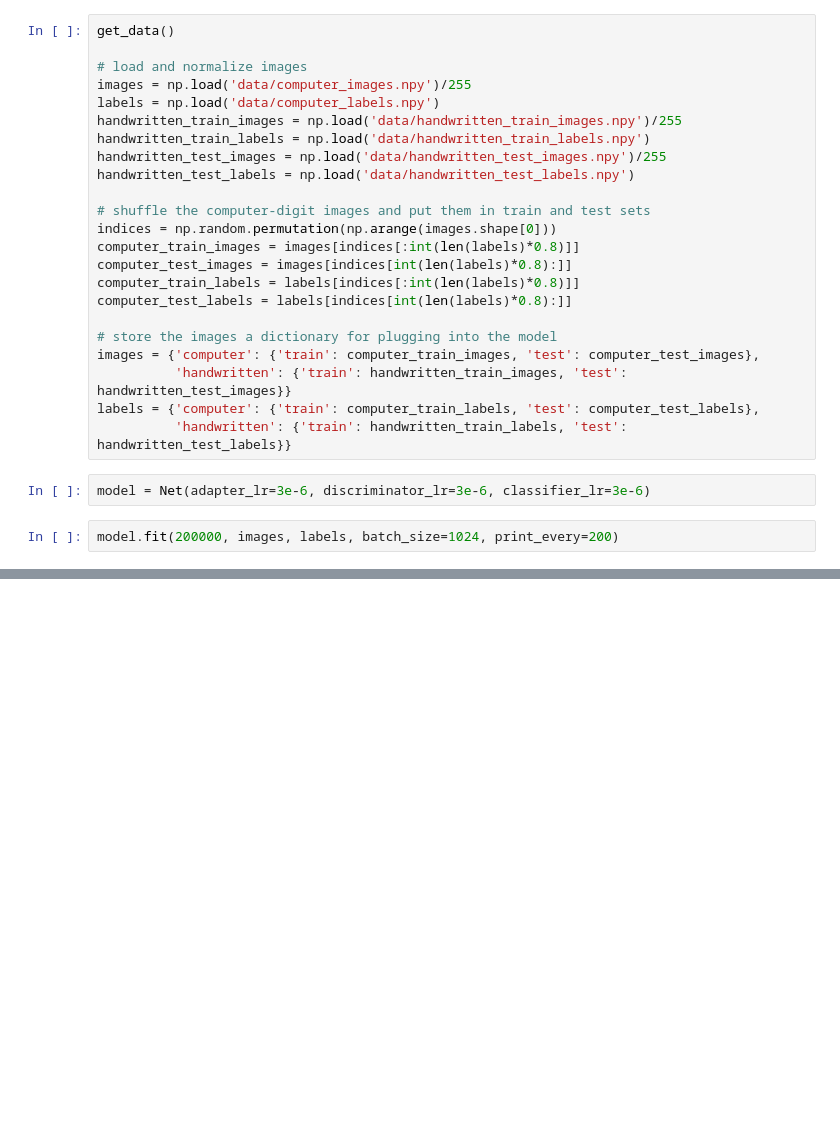
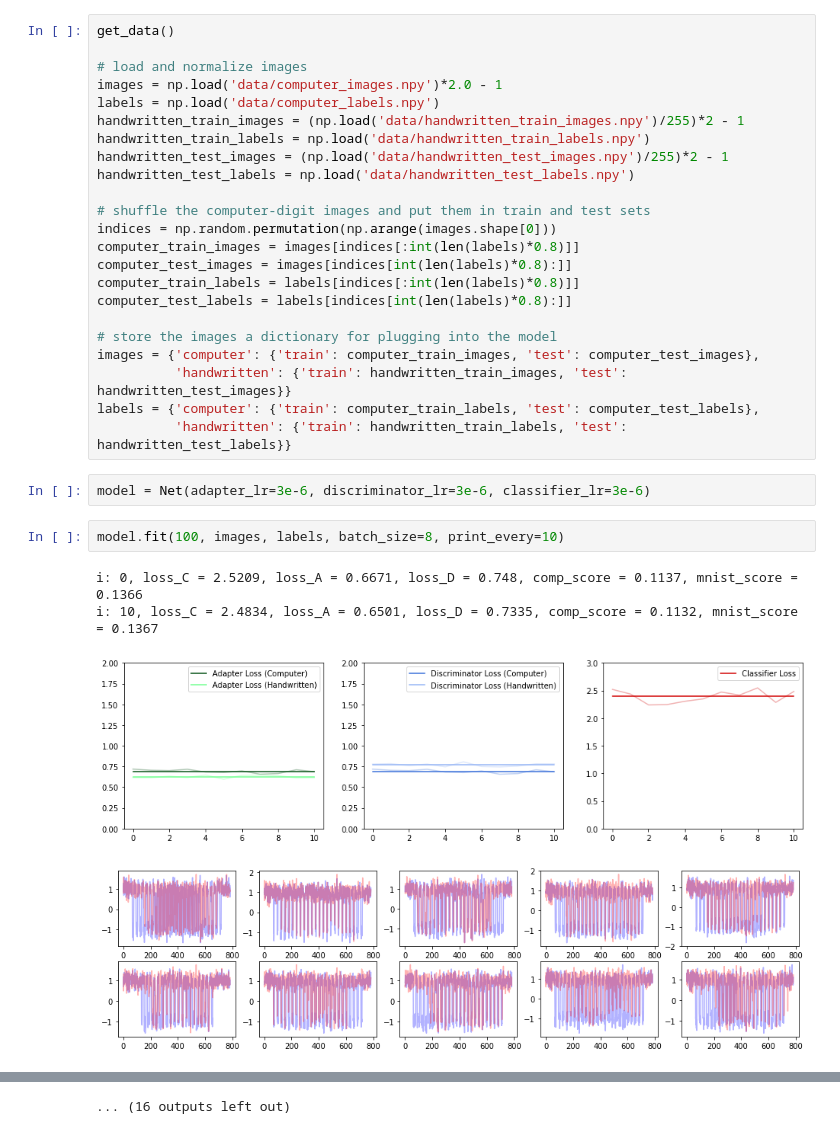
Before and after one commit to kevindonoghue/mnist-domain-adaptation, a Jupyter notebook: manage.ipynb, the cells around one changed output, grey strips where cells are left out. Cells and saved outputs as stored; diff of their text form; blank space fills up the shorter version.

Commit message:
changed image normalizations

```diff
--- a/manage.ipynb
+++ b/manage.ipynb
@@ -7,11 +7,11 @@ from classes import Net
 get_data()
 
 # load and normalize images
-images = np.load('data/computer_images.npy')/255
+images = np.load('data/computer_images.npy')*2.0 - 1
 labels = np.load('data/computer_labels.npy')
-handwritten_train_images = np.load('data/handwritten_train_images.npy')/255
+handwritten_train_images = (np.load('data/handwritten_train_images.npy')/255)*2 - 1
 handwritten_train_labels = np.load('data/handwritten_train_labels.npy')
-handwritten_test_images = np.load('data/handwritten_test_images.npy')/255
+handwritten_test_images = (np.load('data/handwritten_test_images.npy')/255)*2 - 1
 handwritten_test_labels = np.load('data/handwritten_test_labels.npy')
 
 # shuffle the computer-digit images and put them in train and test sets
@@ -29,4 +29,9 @@ labels = {'computer': {'train': computer_train_labels, 'test': computer_test_lab
 # %%
 model = Net(adapter_lr=3e-6, discriminator_lr=3e-6, classifier_lr=3e-6)
 # %%
-model.fit(200000, images, labels, batch_size=1024, print_every=200)
+model.fit(100, images, labels, batch_size=8, print_every=10)
+# %% [output]
+i: 0, loss_C = 2.5209, loss_A = 0.6671, loss_D = 0.748, comp_score = 0.1137, mnist_score = 0.1366
+i: 10, loss_C = 2.4834, loss_A = 0.6501, loss_D = 0.7335, comp_score = 0.1132, mnist_score = 0.1367
+[figure, added]
+[figure, added]
@@ -32,0 +95 @@ model.fit(200000, images, labels, batch_size=1024, print_every=200)
+... (16 outputs left out)
```
Also changed, not shown: parts of 1 cell of this notebook, 2 other files.
